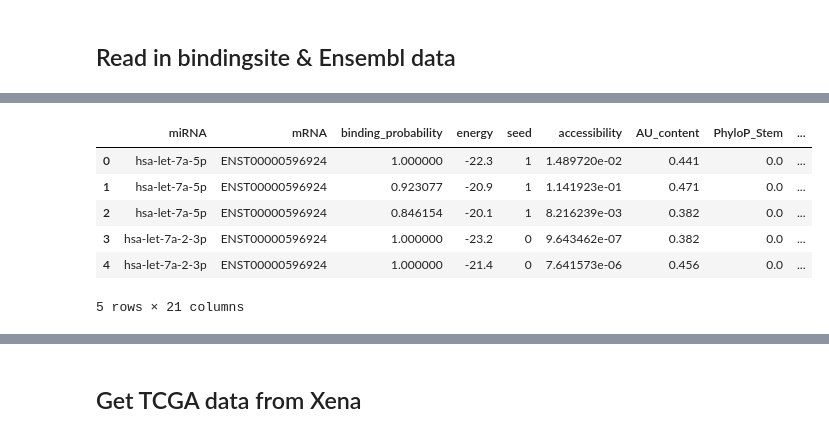
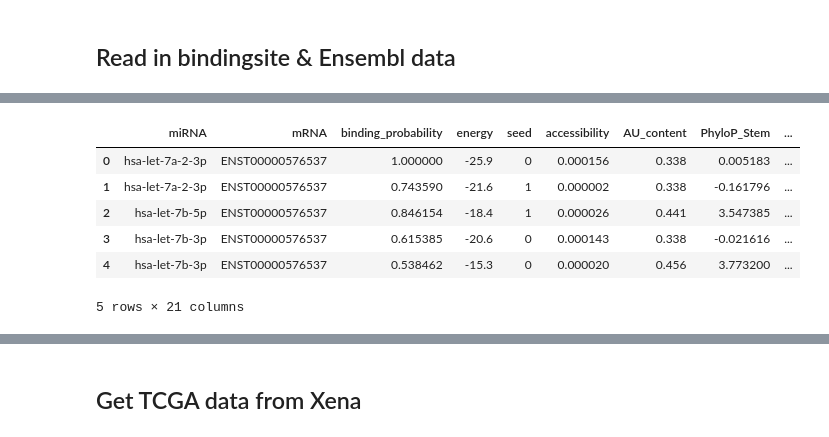
Before and after one commit to lenamariahackl/alt-splicing-mirna-reg, a Jupyter notebook: elastic_net.ipynb, the cells around one changed output, grey strips where cells are left out. Cells and saved outputs as stored; diff of their text form; code cells hidden in the pictures.

```diff
--- a/elastic_net.ipynb
+++ b/elastic_net.ipynb
@@ -42,7 +46,7 @@ All predicted bindingsites are read into pandas.
 #parse miRNA and mRNA seed from sequence
 miRNA_sequences = parse_seq(path/'input_miRNA.fasta')#2661 miRNAs
 bs['miRNA_seed'] = bs.apply(lambda row: miRNA_sequences[row['miRNA']], axis=1)
-mRNA_sequences = parse_seq(path/'exampleA1BG_mRNA.txt') #TODO change to bigger file with all mRNAs
+mRNA_sequences = parse_seq(path/'cdna6247.fasta') #TODO change to bigger file with all mRNAs or iterate over all files
 bs['mRNA_bs_seq'] = bs.apply(lambda row: mRNA_sequences[row['mRNA']][row['bs_start']:row['bs_end']], axis=1)
 # %%
 %load_ext Cython
@@ -53,27 +54,35 @@ The Cython extension is already loaded. To reload it, use:
 %%cython
 def pos_to_chrom(pos, tid, ids, exon_starts, exon_ends, chrom_exon_starts):
     for j, eid in enumerate(ids[tid]):
-        if tid not in exon_starts: print(tid,'not in exon_starts')
         if tid in exon_starts and eid in exon_starts[tid] and tid in exon_ends and eid in exon_ends[tid]:
             if pos >= exon_starts[tid][eid] and pos <= exon_ends[tid][eid]:
                 diff = pos - exon_starts[tid][eid]
                 chrom_pos = chrom_exon_starts[tid][eid] + diff
                 return chrom_pos
-        else:
-            print(eid,'not in exon_starts')
-            return None
+        else: print('Error: Either',tid,'or',eid,'not in exon_starts or exon_ends')
+    return None
+# %%
+%%cython
+def get_eid(start, end, tid, ids, exon_starts, exon_ends, chrom_exon_starts):
+    for j, eid in enumerate(ids[tid]):
+        if tid in exon_starts and eid in exon_starts[tid] and tid in exon_ends and eid in exon_ends[tid]:
+            if (start >= exon_starts[tid][eid]) and (start <= exon_ends[tid][eid]) and (end >= exon_starts[tid][eid]) and (end <= exon_ends[tid][eid]):
+                return eid
+        else: print('Error: Either',tid,'or',eid,'not in exon_starts or exon_ends')
+    return None
 # %%
-#TODO make faster, cython do i need ids? what else can i iterate?, df_gene maybe
 #translate genome position relative to transcript to chromosome
+#fastest, TODO check for huge files
 bs['chrom_bs_start'] = bs.apply(lambda row: pos_to_chrom(row.bs_start, row.mRNA, ids, exon_starts, exon_ends, chrom_exon_starts), axis=1)
 bs['chrom_bs_end'] = bs.apply(lambda row: pos_to_chrom(row.bs_end, row.mRNA, ids, exon_starts, exon_ends, chrom_exon_starts), axis=1)
-bs['bs_id'] = bs.index
-bs.head() #cython 2.9 2.6 2.8  # normal 2.8 2.8 2.9 ???
+bs['exon_id'] = bs.apply(lambda row: get_eid(row.bs_start, row.bs_end, row.mRNA, ids, exon_starts, exon_ends, chrom_exon_starts), axis=1)
+#bs['bs_id'] = bs.index
+bs.head() #4.69, 4.9, 4.48s | 13.3s, 13.3s
 # %% [output]
 |  | miRNA | mRNA | binding_probability | energy | seed | accessibility | AU_content | PhyloP_Stem | ... |
-| 0 | hsa-let-7a-5p | ENST00000596924 | 1.000000 | -22.3 | 1 | 1.489720e-02 | 0.441 | 0.0 | ... |
-| 1 | hsa-let-7a-5p | ENST00000596924 | 0.923077 | -20.9 | 1 | 1.141923e-01 | 0.471 | 0.0 | ... |
-| 2 | hsa-let-7a-5p | ENST00000596924 | 0.846154 | -20.1 | 1 | 8.216239e-03 | 0.382 | 0.0 | ... |
-| 3 | hsa-let-7a-2-3p | ENST00000596924 | 1.000000 | -23.2 | 0 | 9.643462e-07 | 0.382 | 0.0 | ... |
-| 4 | hsa-let-7a-2-3p | ENST00000596924 | 1.000000 | -21.4 | 0 | 7.641573e-06 | 0.456 | 0.0 | ... |
+| 0 | hsa-let-7a-2-3p | ENST00000576537 | 1.000000 | -25.9 | 0 | 0.000156 | 0.338 | 0.005183 | ... |
+| 1 | hsa-let-7a-2-3p | ENST00000576537 | 0.743590 | -21.6 | 1 | 0.000002 | 0.338 | -0.161796 | ... |
+| 2 | hsa-let-7b-5p | ENST00000576537 | 0.846154 | -18.4 | 1 | 0.000026 | 0.441 | 3.547385 | ... |
+| 3 | hsa-let-7b-3p | ENST00000576537 | 0.615385 | -20.6 | 0 | 0.000143 | 0.338 | -0.021616 | ... |
+| 4 | hsa-let-7b-3p | ENST00000576537 | 0.538462 | -15.3 | 0 | 0.000020 | 0.456 | 3.773200 | ... |
 5 rows × 21 columns
```
Also changed, not shown: parts of 11 cells of this notebook.
